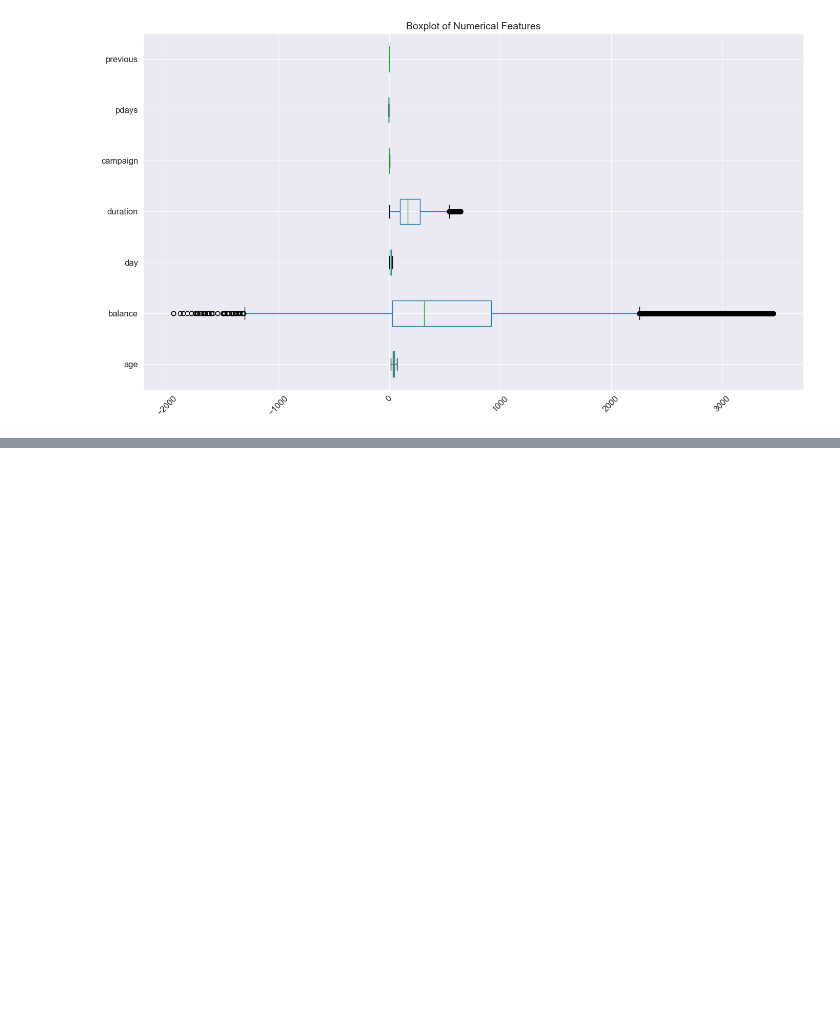
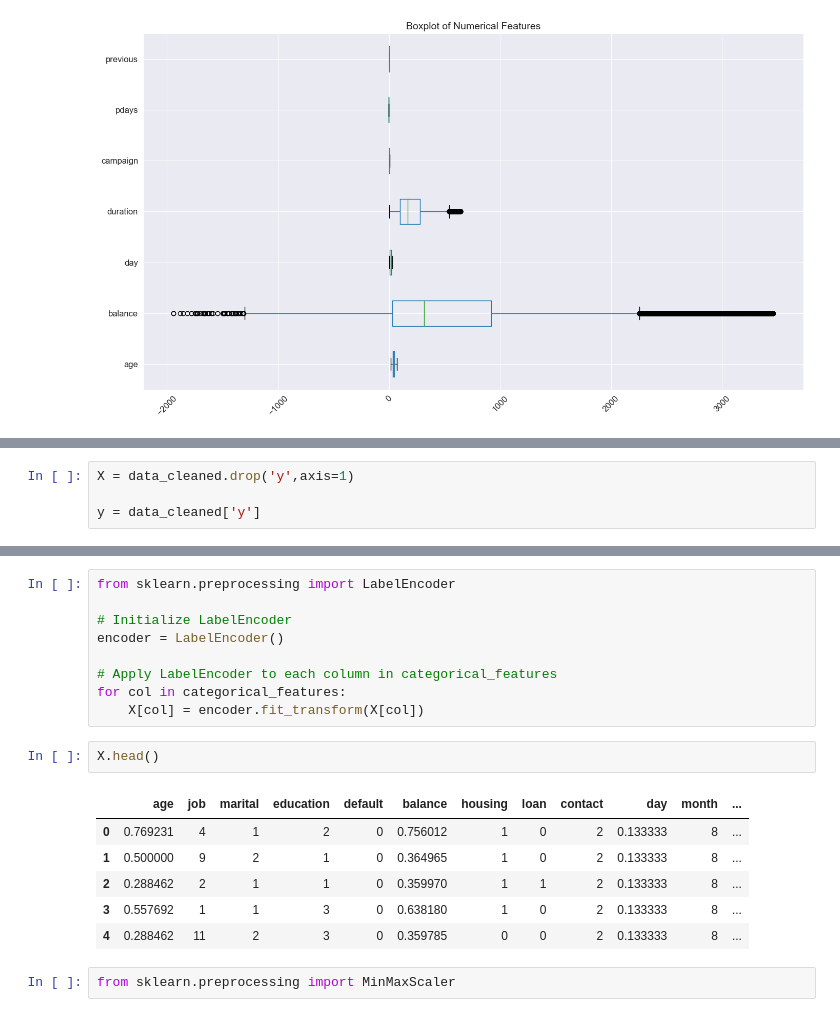
Before and after one commit to HirudikaAnupama/Predicting-Term-Deposit-Subscriptions, a Jupyter notebook: models/Predicting Term Deposit Subscriptions.ipynb, the cells around one changed output, grey strips where cells are left out. Cells and saved outputs as stored; diff of their text form; blank space fills up the shorter version.

```diff
--- a/models/Predicting Term Deposit Subscriptions.ipynb
+++ b/models/Predicting Term Deposit Subscriptions.ipynb
@@ -418,0 +440,4 @@ plt.show()
+# %%
+X = data_cleaned.drop('y',axis=1)
+
+y = data_cleaned['y']
@@ -418,0 +460,20 @@ plt.show()
+# %%
+from sklearn.preprocessing import LabelEncoder
+
+# Initialize LabelEncoder
+encoder = LabelEncoder()
+
+# Apply LabelEncoder to each column in categorical_features
+for col in categorical_features:
+    X[col] = encoder.fit_transform(X[col])
+# %%
+X.head()
+# %% [output]
+|  | age | job | marital | education | default | balance | housing | loan | contact | day | month | ... |
+| 0 | 0.769231 | 4 | 1 | 2 | 0 | 0.756012 | 1 | 0 | 2 | 0.133333 | 8 | ... |
+| 1 | 0.500000 | 9 | 2 | 1 | 0 | 0.364965 | 1 | 0 | 2 | 0.133333 | 8 | ... |
+| 2 | 0.288462 | 2 | 1 | 1 | 0 | 0.359970 | 1 | 1 | 2 | 0.133333 | 8 | ... |
+| 3 | 0.557692 | 1 | 1 | 3 | 0 | 0.638180 | 1 | 0 | 2 | 0.133333 | 8 | ... |
+| 4 | 0.288462 | 11 | 2 | 3 | 0 | 0.359785 | 0 | 0 | 2 | 0.133333 | 8 | ... |
+# %%
+from sklearn.preprocessing import MinMaxScaler
```
Also changed, not shown: parts of 18 cells of this notebook, 1 other file.
